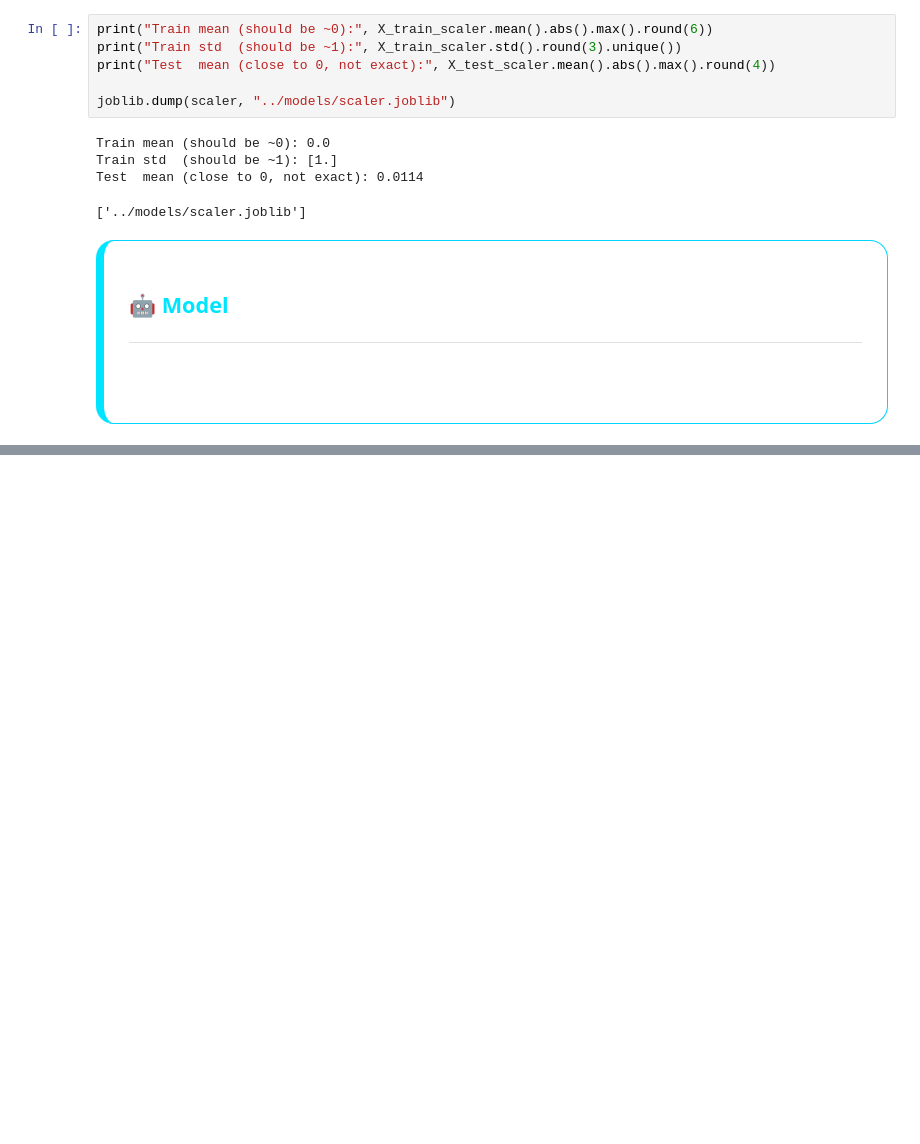
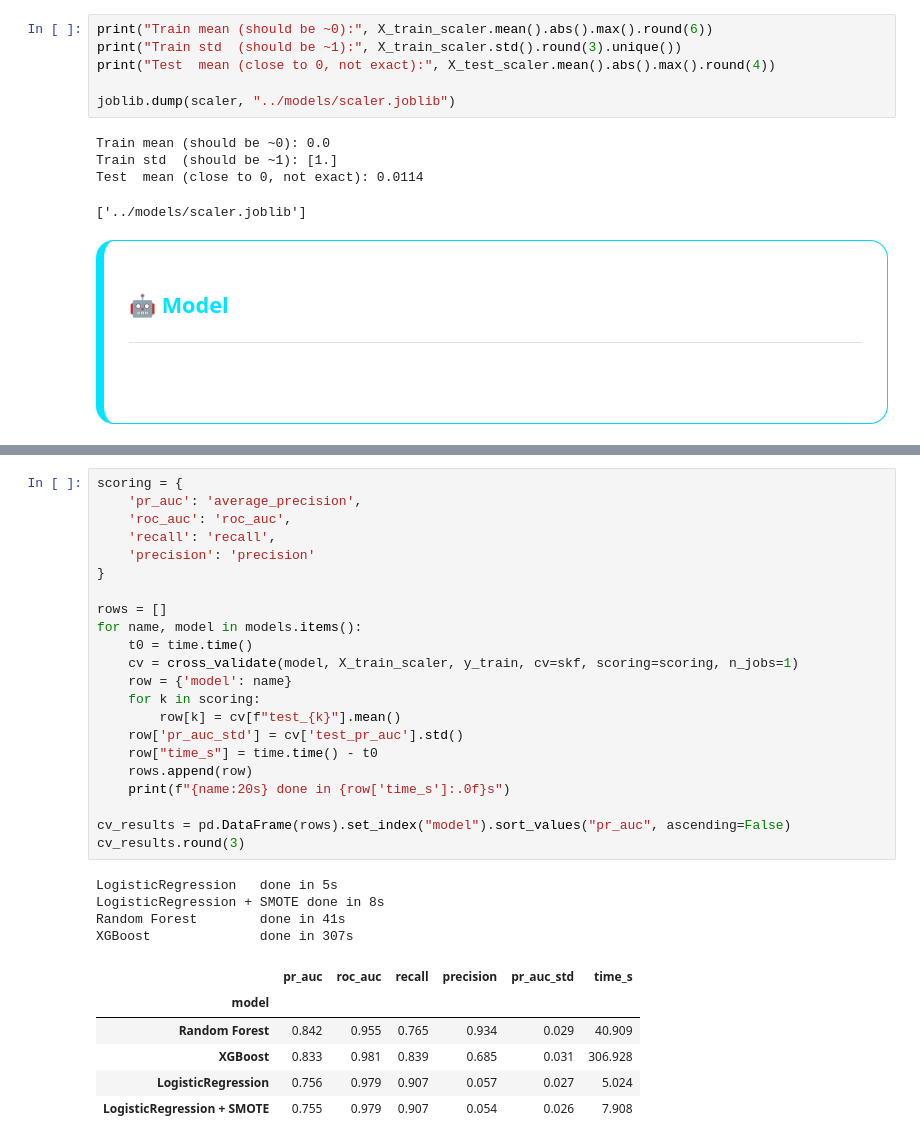
Before and after one commit to isapour0/credit-card-fraud, a Jupyter notebook: notebooks/creditcard_fraud.ipynb, the cells around one changed output, grey strips where cells are left out. Cells and saved outputs as stored; diff of their text form; blank space fills up the shorter version.

Commit message:
feat: train baseline models with cross-validation

```diff
--- a/notebooks/creditcard_fraud.ipynb
+++ b/notebooks/creditcard_fraud.ipynb
@@ -490,0 +520,33 @@ font-family:Segoe UI;
+# %%
+scoring = {
+    'pr_auc': 'average_precision',
+    'roc_auc': 'roc_auc',
+    'recall': 'recall',
+    'precision': 'precision'
+}
+
+rows = []
+for name, model in models.items():
+    t0 = time.time()
+    cv = cross_validate(model, X_train_scaler, y_train, cv=skf, scoring=scoring, n_jobs=1)
+    row = {'model': name}
+    for k in scoring:
+        row[k] = cv[f"test_{k}"].mean()
+    row['pr_auc_std'] = cv['test_pr_auc'].std()
+    row["time_s"] = time.time() - t0
+    rows.append(row)
+    print(f"{name:20s} done in {row['time_s']:.0f}s")
+
+cv_results = pd.DataFrame(rows).set_index("model").sort_values("pr_auc", ascending=False)
+cv_results.round(3)
+# %% [output]
+LogisticRegression   done in 5s
+LogisticRegression + SMOTE done in 8s
+Random Forest        done in 41s
+XGBoost              done in 307s
+|  | pr_auc | roc_auc | recall | precision | pr_auc_std | time_s |
+| model |  |  |  |  |  |  |
+| Random Forest | 0.842 | 0.955 | 0.765 | 0.934 | 0.029 | 40.909 |
+| XGBoost | 0.833 | 0.981 | 0.839 | 0.685 | 0.031 | 306.928 |
+| LogisticRegression | 0.756 | 0.979 | 0.907 | 0.057 | 0.027 | 5.024 |
+| LogisticRegression + SMOTE | 0.755 | 0.979 | 0.907 | 0.054 | 0.026 | 7.908 |
```
Also changed, not shown: parts of 3 cells of this notebook, 1 other file.
